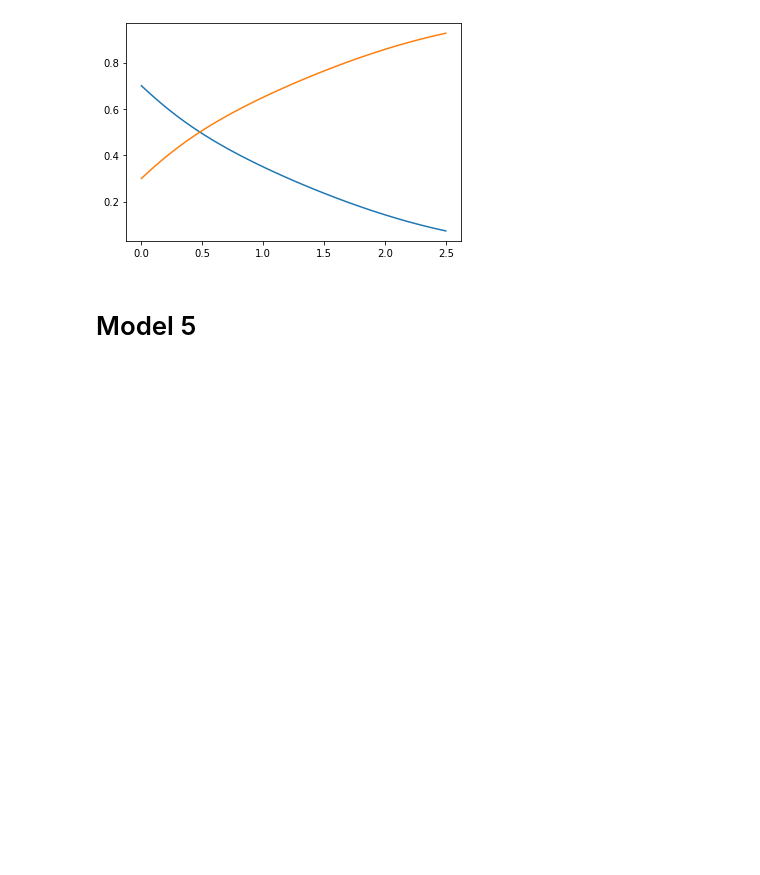
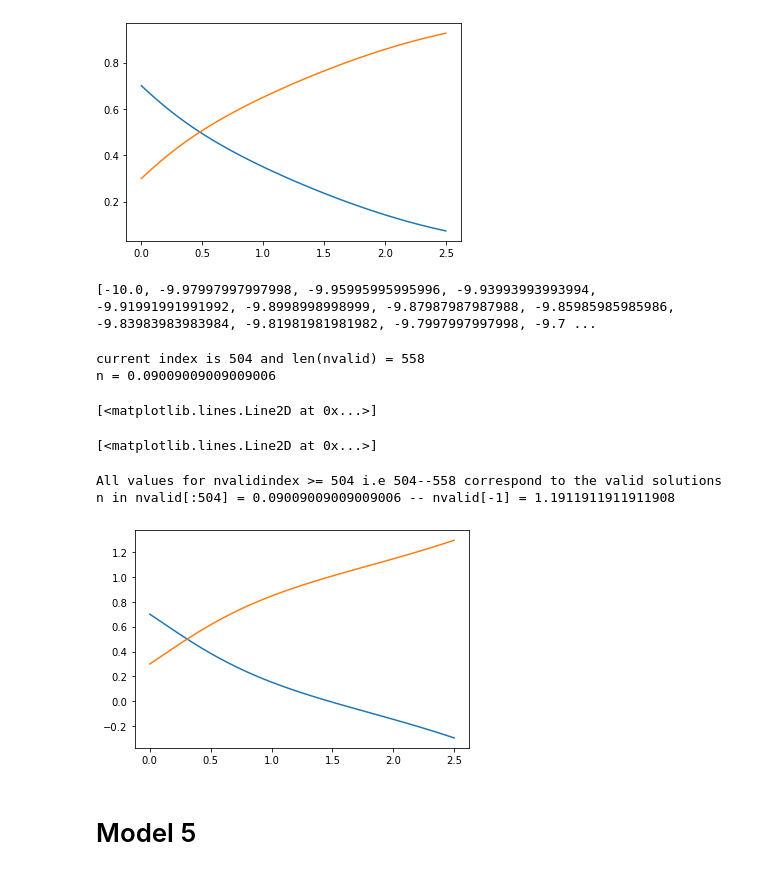
Before and after one commit to ViktorGakis/fishplots, a Jupyter notebook: fishplots.ipynb, the cells around one changed output. Saved outputs shown, nothing was run; the diff lists cells and outputs as text; code cells hidden in the pictures; blank space fills up the shorter version.

```diff
--- a/fishplots.ipynb
+++ b/fishplots.ipynb
@@ -390,6 +396,36 @@ array([0.69995839, 0.68759196, 0.67540178, 0.66340118, 0.65160086,
 [<matplotlib.lines.Line2D at 0x...>]
 [<matplotlib.lines.Line2D at 0x...>]
 [figure]
+# %%
+def omegalamda(n, zs = zs,omegam = 0.3,h = 0.68):
+      return 1 - (((100*h)/Ηfunction(zs,[omegam,h,n],equation_E4))**2)*omegam*((1+zs)**3)
+ns = np.linspace(-10.0,10.0,1000)
+nvalid = []
+for n in ns:
+    if 0<=omegalamda(n).all()<=1 and np.isnan(omegalamda(n)).all() == False and np.isfinite(omegalamda(n)).all() == True:
+        nvalid.append(n)
+print(nvalid)
+# %% [output]
+[-10.0, -9.97997997997998, -9.95995995995996, -9.93993993993994, -9.91991991991992, -9.8998998998999, -9.87987987987988, -9.85985985985986, -9.83983983983984, -9.81981981981982, -9.7997997997998, -9.7 ...
+# %%
+omegam = 0.3
+h = 0.68
+nvalidindex = 504
+n = nvalid[nvalidindex]
+print(f"current index is {nvalidindex} and len(nvalid) = {len(nvalid)}")
+print(f"n = {n}")
+plt.plot(zs,omegalamda(n))
+plt.plot(zs,((omegam)*((1+zs)**3))/((Ηfunction(zs,[omegam,h,n],equation_E4)/(100*h))**2))
+print(f"All values for nvalidindex >= 504 i.e 504--{len(nvalid)} correspond to the valid solutions n in nvalid[:504] = {nvalid[504] } -- nvalid[-1] = {nvalid[-1] }")
+def intersec(n,zs,omegam,h)
+    return omegalamda(n)-((omegam)*((1+zs)**3))/((Ηfunction(zs,[omegam,h,n],equation_E4)/(100*h))**2)
+# %% [output]
+current index is 504 and len(nvalid) = 558
+n = 0.09009009009009006
+[<matplotlib.lines.Line2D at 0x...>]
+[<matplotlib.lines.Line2D at 0x...>]
+All values for nvalidindex >= 504 i.e 504--558 correspond to the valid solutions n in nvalid[:504] = 0.09009009009009006 -- nvalid[-1] = 1.1911911911911908
+[figure, added]
 # %% [markdown]
 # Model 5
 # %%
```
Also changed, not shown: parts of 7 cells of this notebook, 1 other file.
